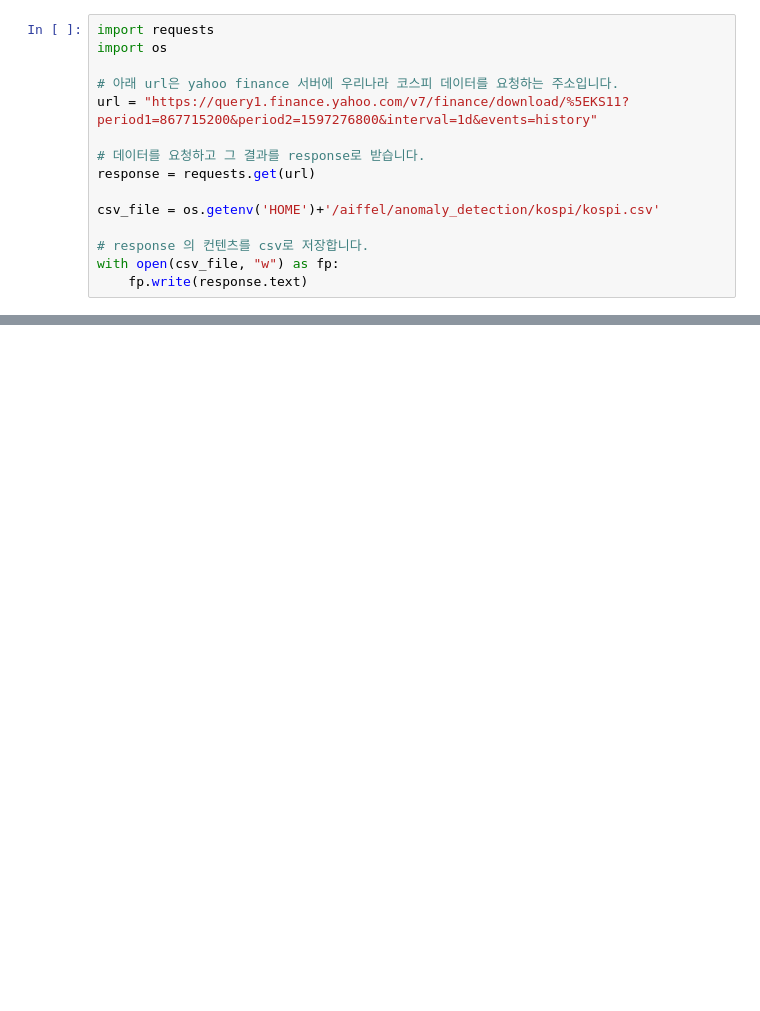
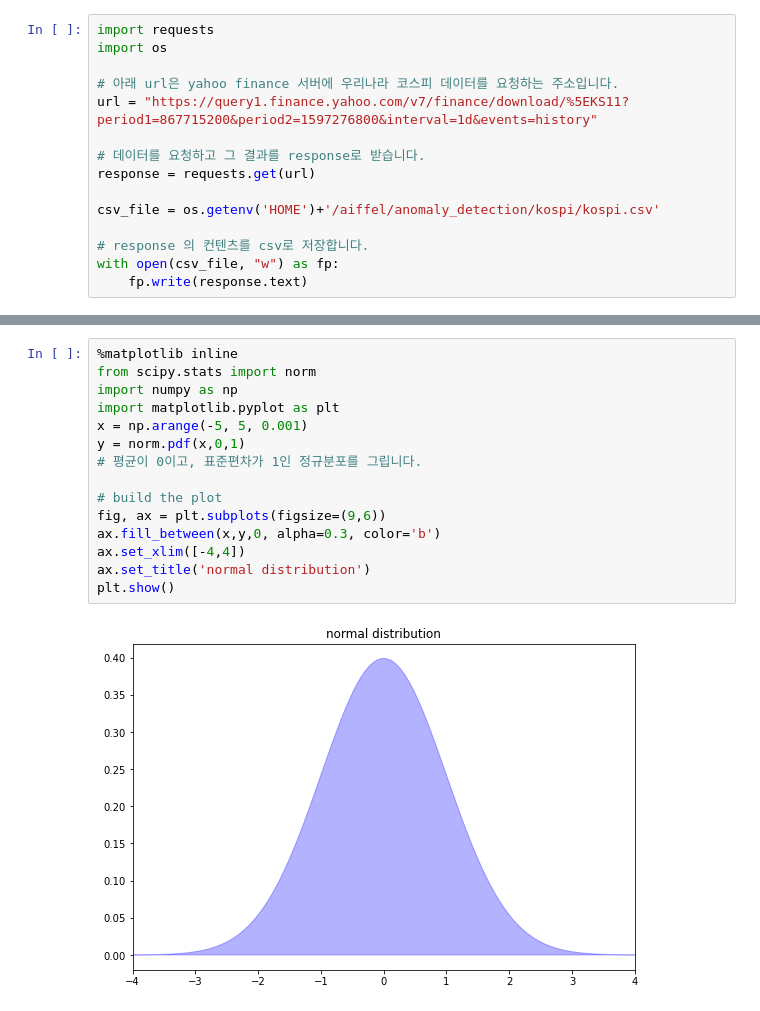
Before and after one commit to comcomet/first-repository, a Jupyter notebook: E20/E20.ipynb, the cells around one changed output, grey strips where cells are left out. Cells and saved outputs as stored; diff of their text form; blank space fills up the shorter version.

```diff
--- a/E20/E20.ipynb
+++ b/E20/E20.ipynb
@@ -52,0 +90,17 @@ df.loc[df.Low > df.High]
+# %%
+%matplotlib inline
+from scipy.stats import norm
+import numpy as np
+import matplotlib.pyplot as plt
+x = np.arange(-5, 5, 0.001)
+y = norm.pdf(x,0,1)
+# 평균이 0이고, 표준편차가 1인 정규분포를 그립니다.
+
+# build the plot
+fig, ax = plt.subplots(figsize=(9,6))
+ax.fill_between(x,y,0, alpha=0.3, color='b')
+ax.set_xlim([-4,4])
+ax.set_title('normal distribution')
+plt.show()
+# %% [output]
+[figure, added]
```
Also changed, not shown: parts of 42 cells of this notebook, 1 other file.
